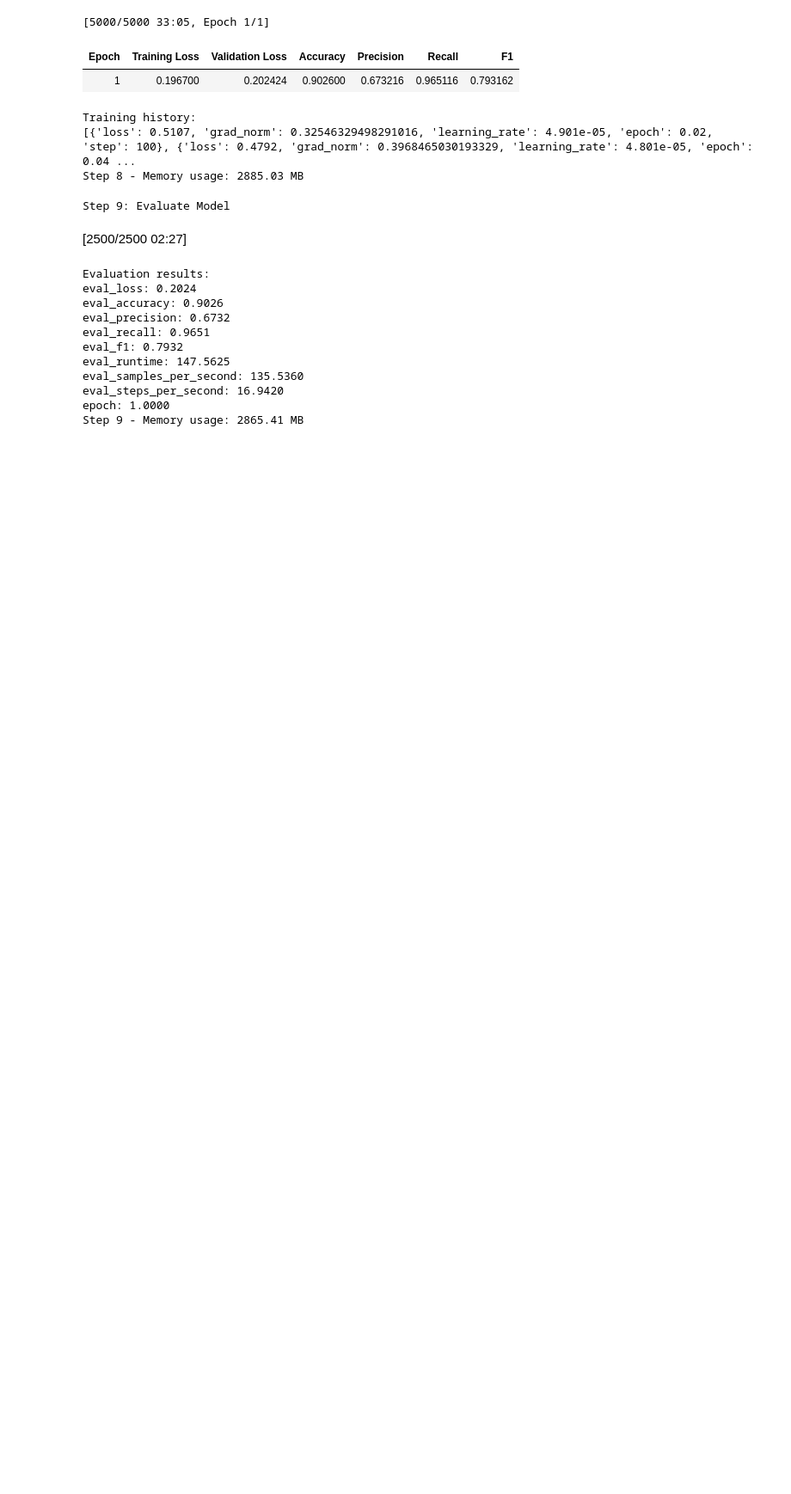
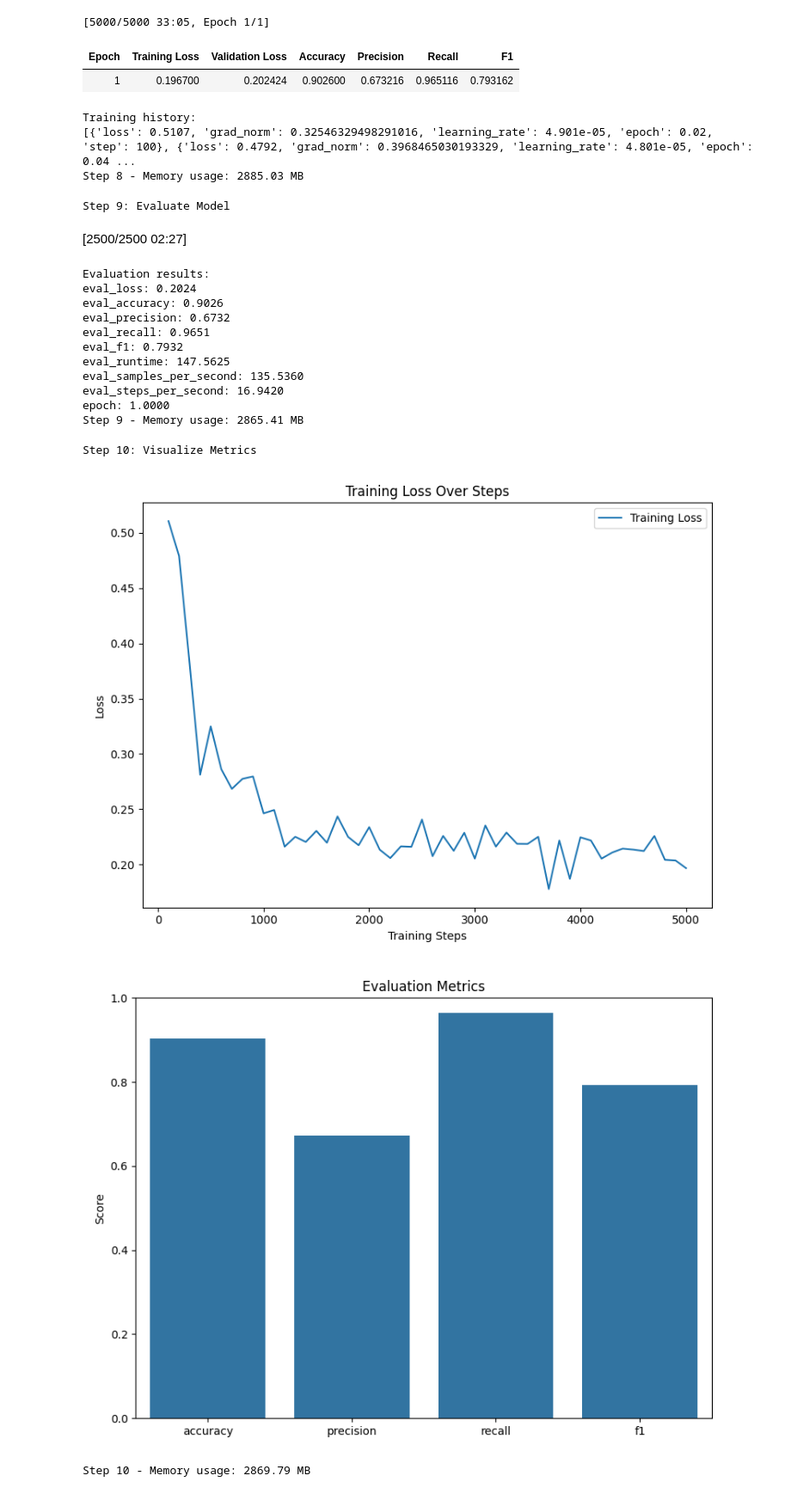
Before and after one commit to fjadidi2001/Cyber-Attack-Detection, a Jupyter notebook: CyberAttackDetection.ipynb, the cells around one changed output. Shown: that part at 86% size. Drawn from its saved outputs; the diff is of its cells as text; code cells hidden in the pictures; blank space fills up the shorter version.

```diff
--- a/CyberAttackDetection.ipynb
+++ b/CyberAttackDetection.ipynb
@@ -829,3 +829,49 @@ eval_samples_per_second: 135.5360
 eval_steps_per_second: 16.9420
 epoch: 1.0000
 Step 9 - Memory usage: 2865.41 MB
+# %%
+# Step 10: Visualize Metrics
+def visualize_metrics(train_log, eval_results):
+    print("\nStep 10: Visualize Metrics")
+    # Extract training loss
+    train_steps = []
+    train_losses = []
+    for log in train_log:
+        if 'loss' in log and 'step' in log:
+            train_steps.append(log['step'])
+            train_losses.append(log['loss'])
+
+    # Plot training loss
+    plt.figure(figsize=(8, 6))
+    plt.plot(train_steps, train_losses, label='Training Loss')
+    plt.title("Training Loss Over Steps")
+    plt.xlabel("Training Steps")
+    plt.ylabel("Loss")
+    plt.legend()
+    plt.tight_layout()
+    plt.savefig('training_loss.png')
+    plt.close()
+    display(Image('training_loss.png'))
+
+    # Plot evaluation metrics
+    metrics = ['accuracy', 'precision', 'recall', 'f1']
+    values = [eval_results[f'eval_{metric}'] for metric in metrics]
+
+    plt.figure(figsize=(8, 6))
+    sns.barplot(x=metrics, y=values)
+    plt.title("Evaluation Metrics")
+    plt.ylabel("Score")
+    plt.ylim(0, 1)
+    plt.tight_layout()
+    plt.savefig('evaluation_metrics.png')
+    plt.close()
+    display(Image('evaluation_metrics.png'))
+
+    print_memory_usage("Step 10")
+
+visualize_metrics(train_log, eval_results)
+# %% [output]
+Step 10: Visualize Metrics
+[figure, added]
+[figure, added]
+Step 10 - Memory usage: 2869.79 MB
```
Also changed, not shown: parts of 1 cell of this notebook.
